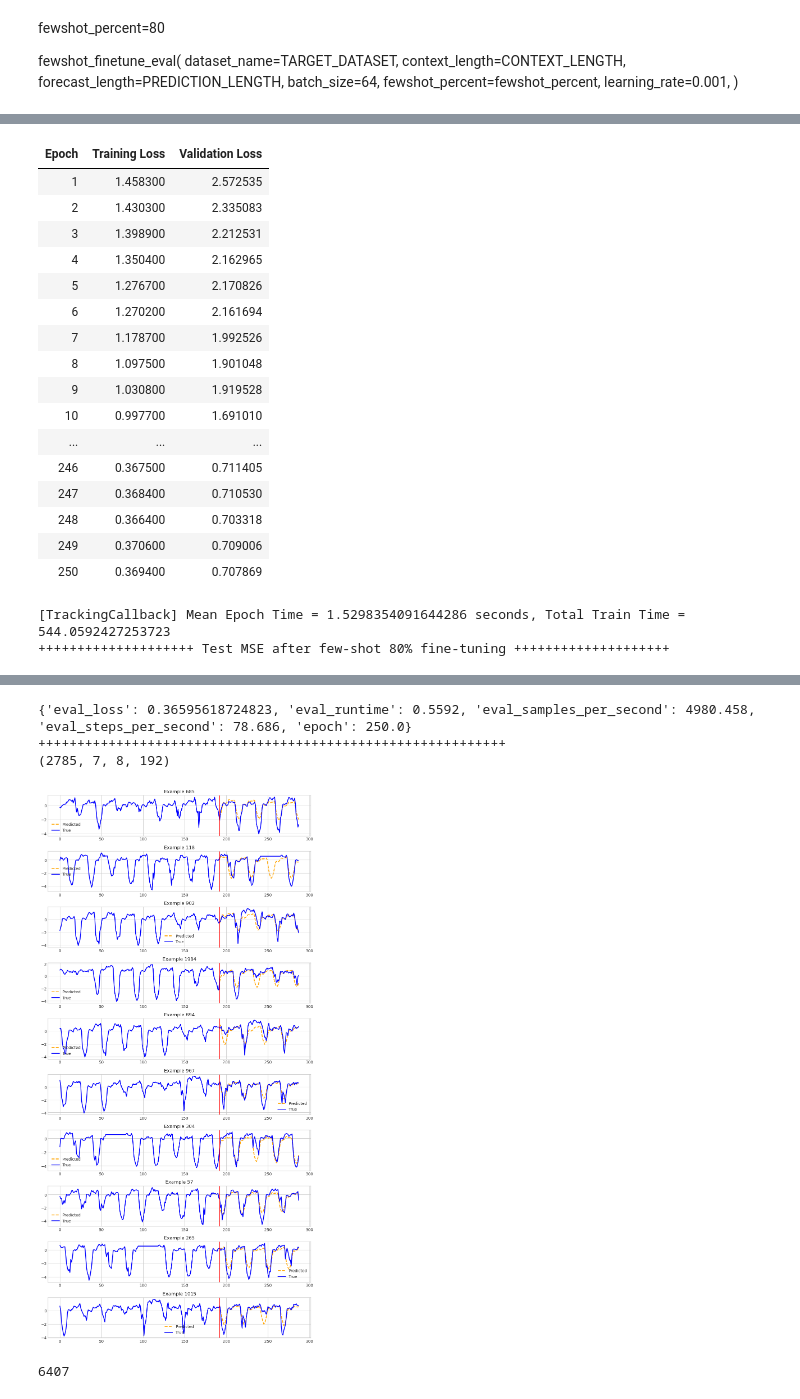
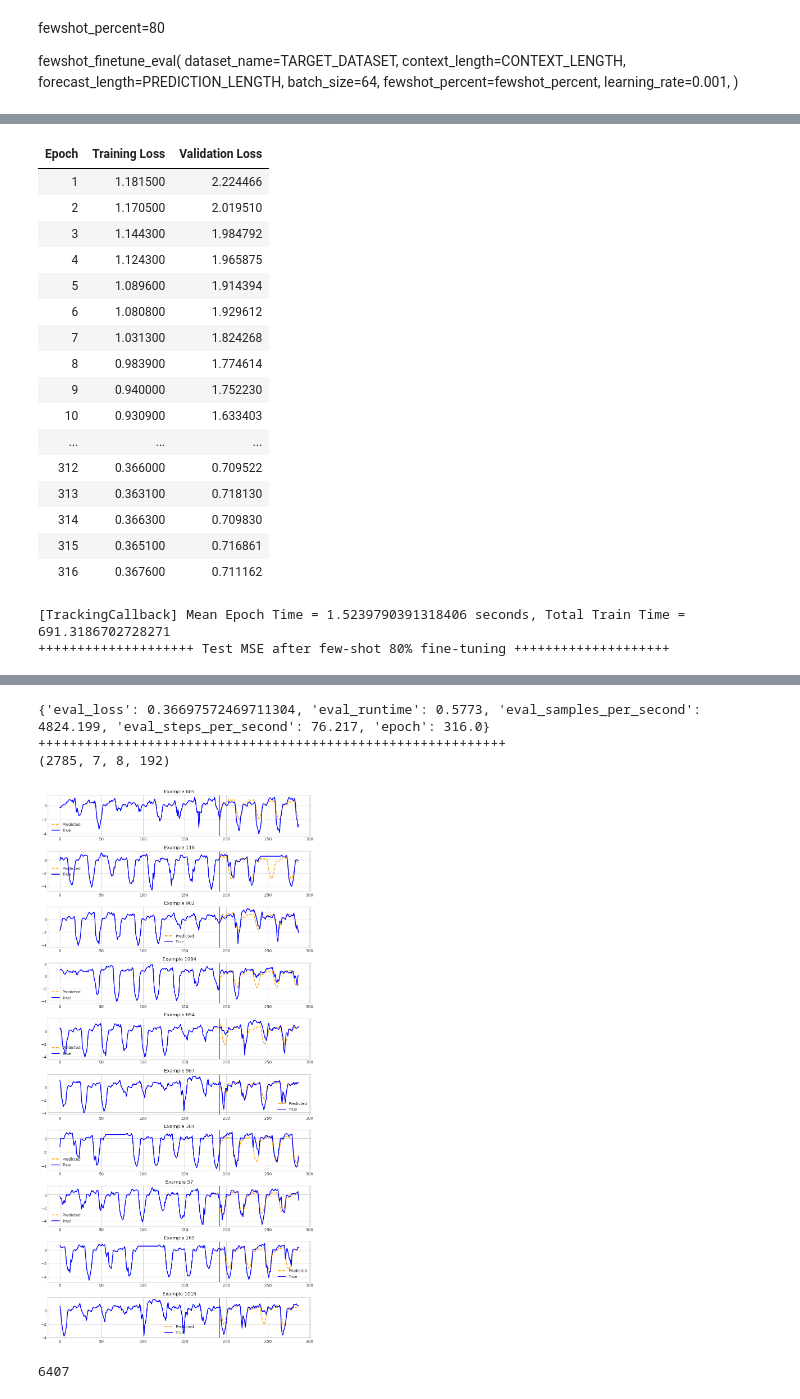
Before and after one commit to kyongmin-yeo/granite-tsfm, a Jupyter notebook: notebooks/hfdemo/ttm_ddpm.ipynb, the cells around one changed output, grey strips where cells are left out. Saved outputs shown, nothing was run; the diff lists cells and outputs as text; code cells hidden in the pictures.

```diff
--- a/notebooks/hfdemo/ttm_ddpm.ipynb
+++ b/notebooks/hfdemo/ttm_ddpm.ipynb
@@ -400,7 +400,7 @@ fewshot_finetune_eval(
     context_length=CONTEXT_LENGTH,
     forecast_length=PREDICTION_LENGTH,
     batch_size=64,
-    num_epochs=250,
+    num_epochs=400,
     fewshot_percent=fewshot_percent,
     learning_rate=0.0005,
     loss="ddpm",
@@ -409,7 +409,7 @@ fewshot_finetune_eval(
     dim_t_emb = 64,
     beta_info = {},
     uniform_t_sampling = True,
-    diff_substep = 15,
+    diff_substep = 20,
     early_stop_patience=100,
     return_model=True,
 )
@@ -434,27 +434,27 @@ WARNING:p-2805293:t-22854183053120:other.py:check_os_kernel:Detected kernel vers
 | Epoch | Training Loss | Validation Loss |
-| 1 | 1.458300 | 2.572535 |
-| 2 | 1.430300 | 2.335083 |
-| 3 | 1.398900 | 2.212531 |
-| 4 | 1.350400 | 2.162965 |
-| 5 | 1.276700 | 2.170826 |
-| 6 | 1.270200 | 2.161694 |
-| 7 | 1.178700 | 1.992526 |
-| 8 | 1.097500 | 1.901048 |
-| 9 | 1.030800 | 1.919528 |
-| 10 | 0.997700 | 1.691010 |
+| 1 | 1.181500 | 2.224466 |
+| 2 | 1.170500 | 2.019510 |
+| 3 | 1.144300 | 1.984792 |
+| 4 | 1.124300 | 1.965875 |
+| 5 | 1.089600 | 1.914394 |
+| 6 | 1.080800 | 1.929612 |
+| 7 | 1.031300 | 1.824268 |
+| 8 | 0.983900 | 1.774614 |
+| 9 | 0.940000 | 1.752230 |
+| 10 | 0.930900 | 1.633403 |
 | ... | ... | ... |
-| 246 | 0.367500 | 0.711405 |
-| 247 | 0.368400 | 0.710530 |
-| 248 | 0.366400 | 0.703318 |
-| 249 | 0.370600 | 0.709006 |
-| 250 | 0.369400 | 0.707869 |
+| 312 | 0.366000 | 0.709522 |
+| 313 | 0.363100 | 0.718130 |
+| 314 | 0.366300 | 0.709830 |
+| 315 | 0.365100 | 0.716861 |
+| 316 | 0.367600 | 0.711162 |
-[TrackingCallback] Mean Epoch Time = 1.5298354091644286 seconds, Total Train Time = 544.0592427253723
-++++++++++++++++++++ Test MSE after few-shot 80% fine-tuning ++++++++++++++++++++
+[TrackingCallback] Mean Epoch Time = 1.5239790391318406 seconds, Total Train Time = 691.3186702728271
+++++++++++++++++++++ Test MSE after few-shot 80% fine-tuning ++++++++++++++++++++
 [interactive output not drawn]
-{'eval_loss': 0.36595618724823, 'eval_runtime': 0.5592, 'eval_samples_per_second': 4980.458, 'eval_steps_per_second': 78.686, 'epoch': 250.0}
-++++++++++++++++++++++++++++++++++++++++++++++++++++++++++++
-(2785, 7, 8, 192)
+{'eval_loss': 0.36697572469711304, 'eval_runtime': 0.5773, 'eval_samples_per_second': 4824.199, 'eval_steps_per_second': 76.217, 'epoch': 316.0}
+++++++++++++++++++++++++++++++++++++++++++++++++++++++++++++
+(2785, 7, 8, 192)
-[figure, old version]
+[figure, new version]
 # %%
 #First Get Data
 
```
Also changed, not shown: parts of 9 cells of this notebook.
